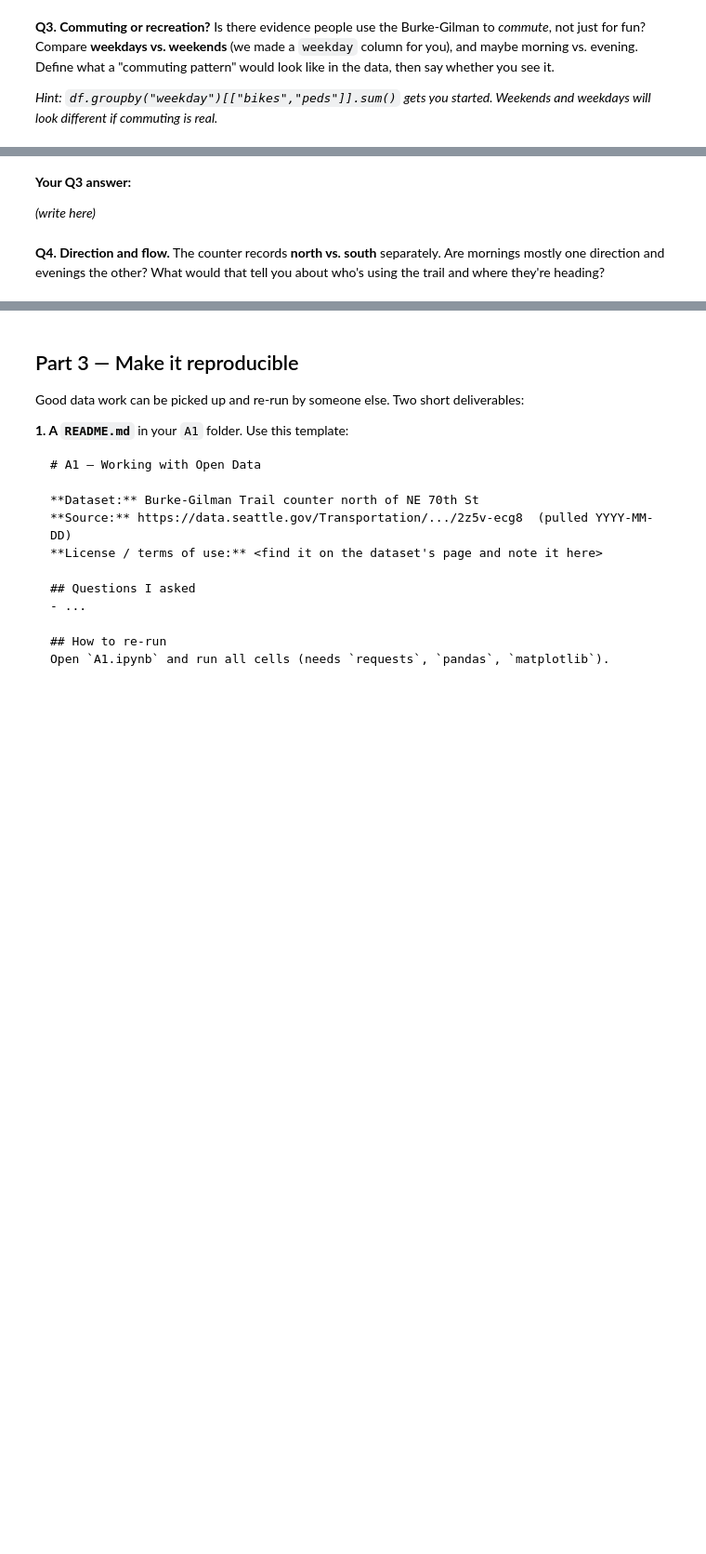
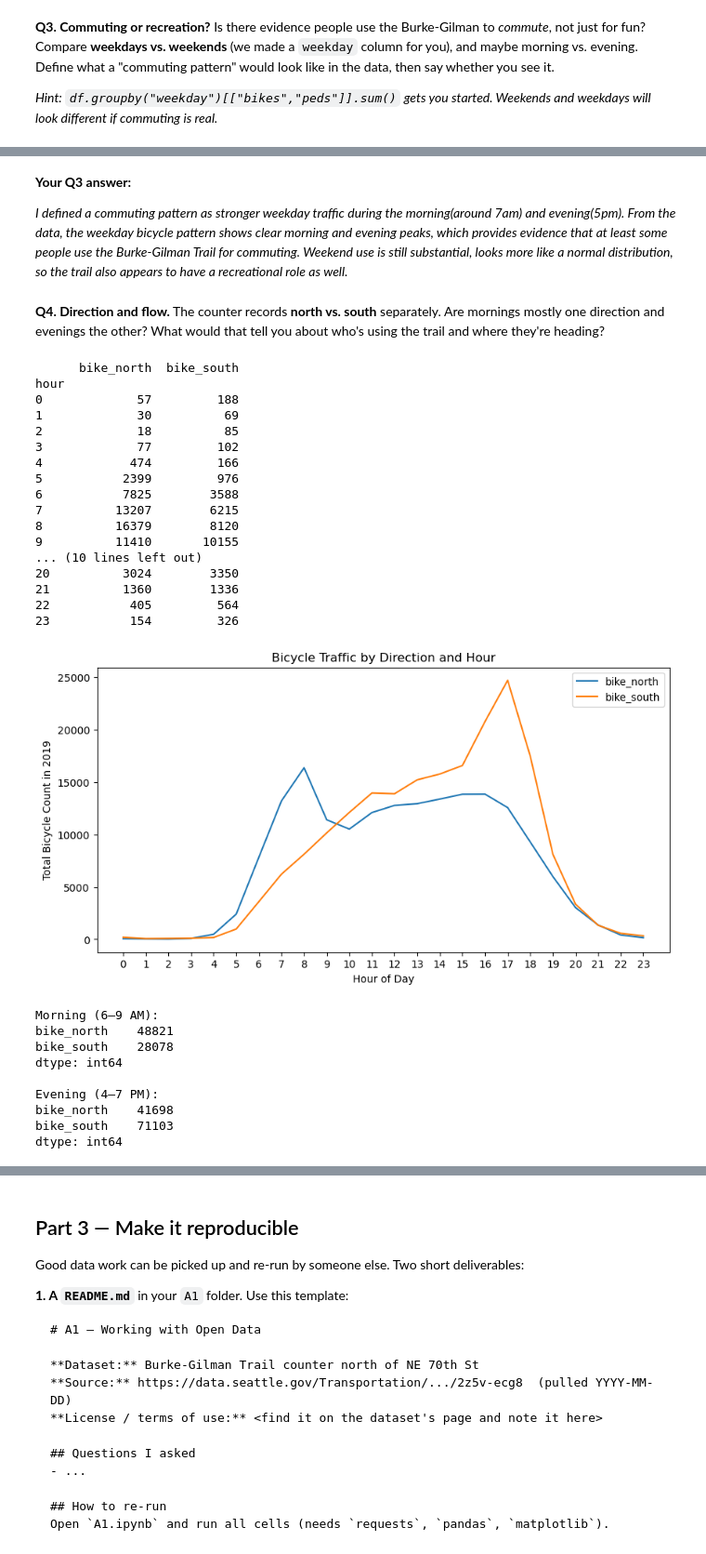
Before and after one commit to ArlfinEyre/hcde-410, a Jupyter notebook: A1/A1.ipynb, the cells around one changed output, grey strips where cells are left out. Shown at 93% size. Saved outputs shown, nothing was run; the diff lists cells and outputs as text; code cells hidden in the pictures; blank space fills up the shorter version.

```diff
--- a/A1/A1.ipynb
+++ b/A1/A1.ipynb
@@ -133,12 +259,59 @@ Is there evidence people use the Burke-Gilman to *commute*, not just for fun? Co
 # %% [markdown]
 **Your Q3 answer:**
 
-*(write here)*
+*I defined a commuting pattern as stronger weekday traffic during the morning(around 7am) and evening(5pm). From the data, the weekday bicycle pattern shows clear morning and evening peaks, which provides evidence that at least some people use the Burke-Gilman Trail for commuting. Weekend use is still substantial, looks more like a normal distribution, so the trail also appears to have a recreational role as well.*
 # %% [markdown]
 **Q4. Direction and flow.**
 The counter records **north vs. south** separately. Are mornings mostly one direction and evenings the other? What would that tell you about who's using the trail and where they're heading?
 # %%
 # Your code for Q4
+bike_direction = df.groupby("hour")[["bike_north", "bike_south"]].sum()
+
+print(bike_direction)
+
+bike_direction.plot(figsize=(10, 5))
+plt.title("Bicycle Traffic by Direction and Hour")
+plt.xlabel("Hour of Day")
+plt.ylabel("Total Bicycle Count in 2019")
+plt.xticks(range(24))
+plt.show()
+
+morning = df[df["hour"].between(6, 9)][["bike_north", "bike_south"]].sum()
+evening = df[df["hour"].between(16, 19)][["bike_north", "bike_south"]].sum()
+
+print("Morning (6–9 AM):")
+print(morning)
+
+print("\nEvening (4–7 PM):")
+print(evening)
+# %% [output]
+      bike_north  bike_south
+hour
+0             57         188
+1             30          69
+2             18          85
+3             77         102
+4            474         166
+5           2399         976
+6           7825        3588
+7          13207        6215
+8          16379        8120
+9          11410       10155
+... (10 lines left out)
+20          3024        3350
+21          1360        1336
+22           405         564
+23           154         326
+[figure, added]
+Morning (6–9 AM):
+bike_north    48821
+bike_south    28078
+dtype: int64
+
+Evening (4–7 PM):
+bike_north    41698
+bike_south    71103
+dtype: int64
 # %% [markdown]
 **Your Q4 answer:**
 
```
Also changed, not shown: parts of 11 cells of this notebook, 1 other file.
